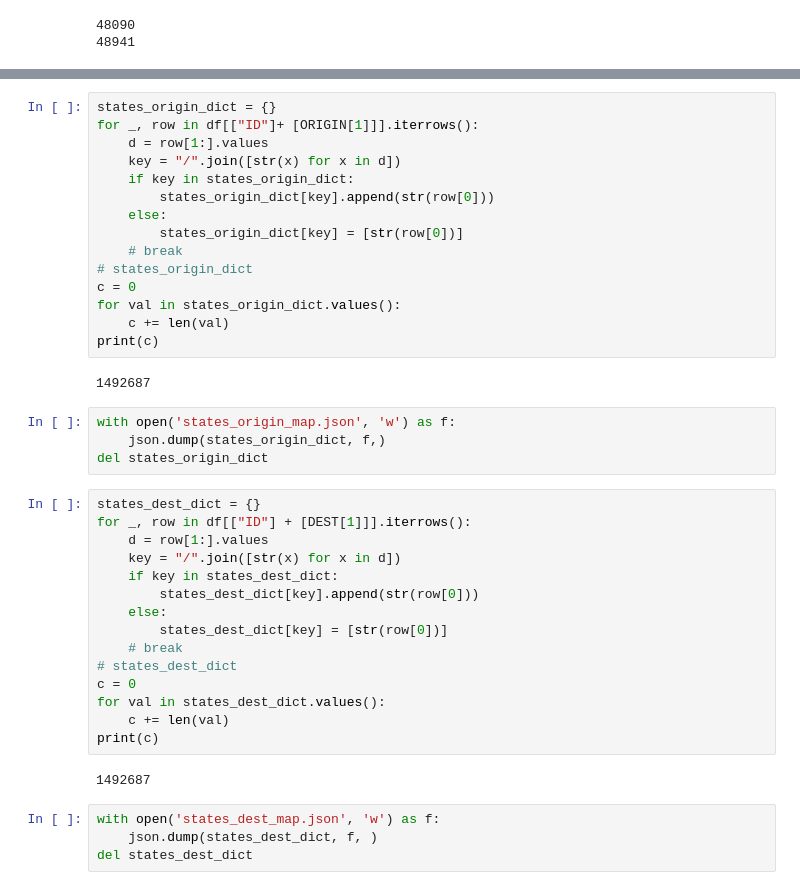
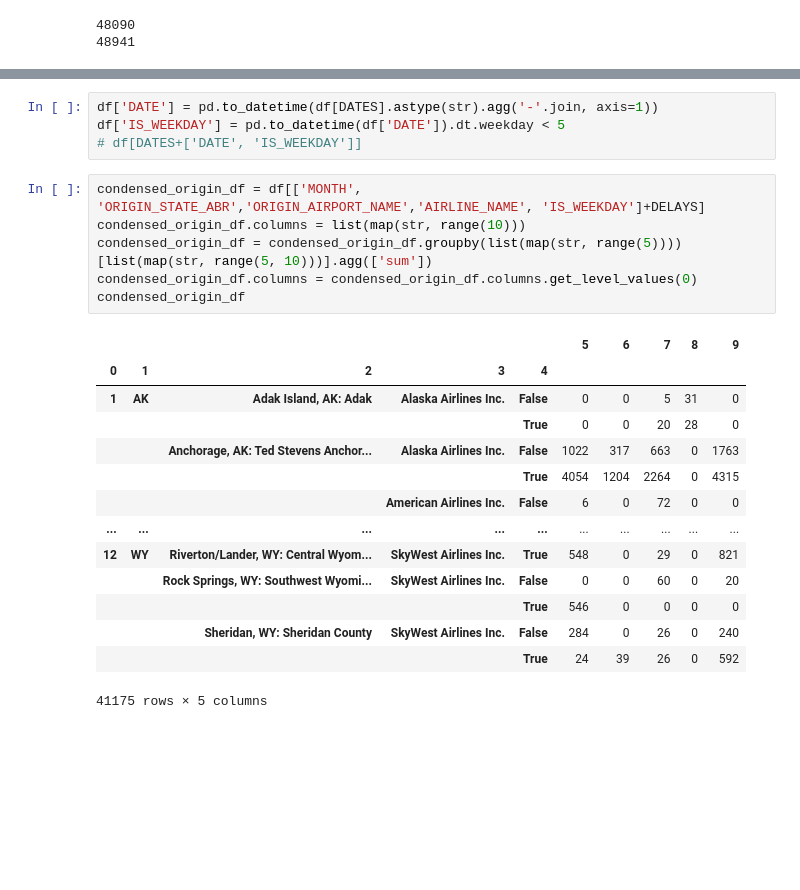
Before and after one commit to ykamoji/airport-delay-analysis, a Jupyter notebook: analyse.ipynb, the cells around one changed output, grey strips where cells are left out. Cells and saved outputs as stored; diff of their text form; blank space fills up the shorter version.

```diff
--- a/analyse.ipynb
+++ b/analyse.ipynb
@@ -236,42 +197,25 @@ for entry in dates_dict.items():
-# %%
-states_origin_dict = {}
-for _, row in df[["ID"]+ [ORIGIN[1]]].iterrows():
-    d = row[1:].values
-    key = "/".join([str(x) for x in d])
-    if key in states_origin_dict:
-        states_origin_dict[key].append(str(row[0]))
-    else:
-        states_origin_dict[key] = [str(row[0])]
-    # break
-# states_origin_dict
-c = 0
-for val in states_origin_dict.values():
-    c += len(val)
-print(c)
-# %% [output]
-1492687
-# %%
-with open('states_origin_map.json', 'w') as f:
-    json.dump(states_origin_dict, f,)
-del states_origin_dict
-# %%
-states_dest_dict = {}
-for _, row in df[["ID"] + [DEST[1]]].iterrows():
-    d = row[1:].values
-    key = "/".join([str(x) for x in d])
-    if key in states_dest_dict:
-        states_dest_dict[key].append(str(row[0]))
-    else:
-        states_dest_dict[key] = [str(row[0])]
-    # break
-# states_dest_dict
-c = 0
-for val in states_dest_dict.values():
-    c += len(val)
-print(c)
-# %% [output]
-1492687
-# %%
-with open('states_dest_map.json', 'w') as f:
-    json.dump(states_dest_dict, f, )
-del states_dest_dict
+# %%
+df['DATE'] = pd.to_datetime(df[DATES].astype(str).agg('-'.join, axis=1))
+df['IS_WEEKDAY'] = pd.to_datetime(df['DATE']).dt.weekday < 5
+# df[DATES+['DATE', 'IS_WEEKDAY']]
+# %%
+condensed_origin_df = df[['MONTH', 'ORIGIN_STATE_ABR','ORIGIN_AIRPORT_NAME','AIRLINE_NAME', 'IS_WEEKDAY']+DELAYS]
+condensed_origin_df.columns = list(map(str, range(10)))
+condensed_origin_df = condensed_origin_df.groupby(list(map(str, range(5))))[list(map(str, range(5, 10)))].agg(['sum'])
+condensed_origin_df.columns = condensed_origin_df.columns.get_level_values(0)
+condensed_origin_df
+# %% [output]
+|  |  |  |  |  | 5 | 6 | 7 | 8 | 9 |
+| 0 | 1 | 2 | 3 | 4 |  |  |  |  |  |
+| 1 | AK | Adak Island, AK: Adak | Alaska Airlines Inc. | False | 0 | 0 | 5 | 31 | 0 |
+|  |  |  |  | True | 0 | 0 | 20 | 28 | 0 |
+|  |  | Anchorage, AK: Ted Stevens Anchor... | Alaska Airlines Inc. | False | 1022 | 317 | 663 | 0 | 1763 |
+|  |  |  |  | True | 4054 | 1204 | 2264 | 0 | 4315 |
+|  |  |  | American Airlines Inc. | False | 6 | 0 | 72 | 0 | 0 |
+| ... | ... | ... | ... | ... | ... | ... | ... | ... | ... |
+| 12 | WY | Riverton/Lander, WY: Central Wyom... | SkyWest Airlines Inc. | True | 548 | 0 | 29 | 0 | 821 |
+|  |  | Rock Springs, WY: Southwest Wyomi... | SkyWest Airlines Inc. | False | 0 | 0 | 60 | 0 | 20 |
+|  |  |  |  | True | 546 | 0 | 0 | 0 | 0 |
+|  |  | Sheridan, WY: Sheridan County | SkyWest Airlines Inc. | False | 284 | 0 | 26 | 0 | 240 |
+|  |  |  |  | True | 24 | 39 | 26 | 0 | 592 |
+41175 rows × 5 columns
```
Also changed, not shown: parts of 7 cells of this notebook.
